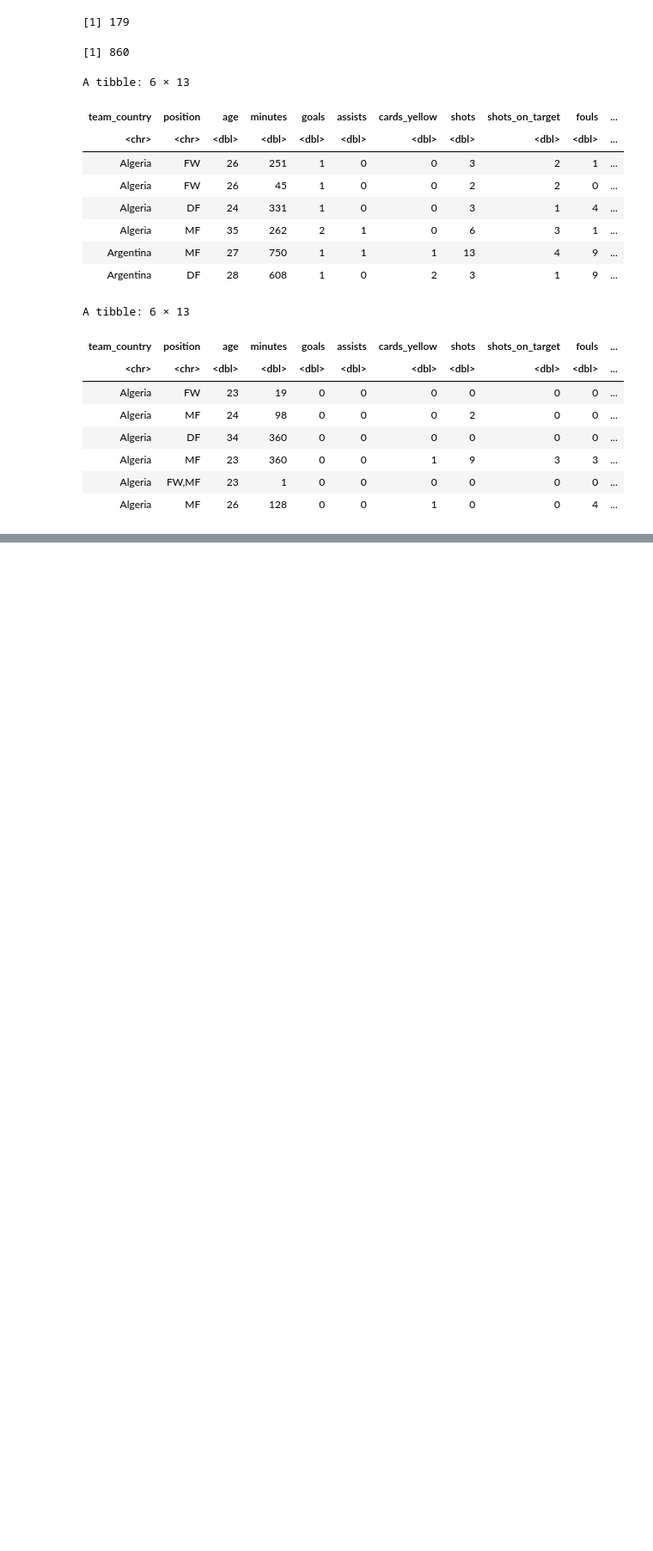
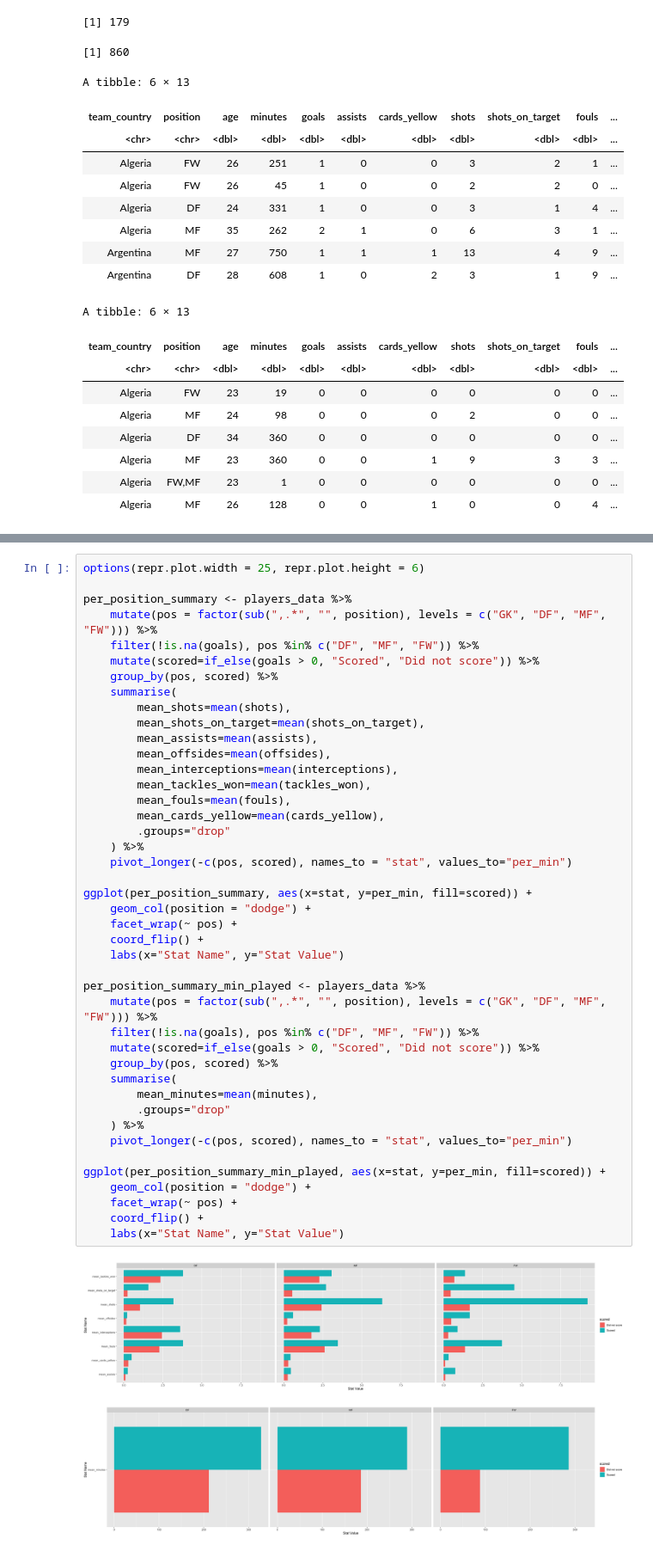
Before and after one commit to romansinkus/stat-301-project, a Jupyter notebook: roman/eda.ipynb, the cells around one changed output, grey strips where cells are left out. Shown at 86% size. Cells and saved outputs as stored; diff of their text form; blank space fills up the shorter version.

```diff
--- a/roman/eda.ipynb
+++ b/roman/eda.ipynb
@@ -305,0 +344,46 @@ A tibble: 2 × 10
+# %%
+options(repr.plot.width = 25, repr.plot.height = 6)
+
+per_position_summary <- players_data %>%
+    mutate(pos = factor(sub(",.*", "", position), levels = c("GK", "DF", "MF", "FW"))) %>%
+    filter(!is.na(goals), pos %in% c("DF", "MF", "FW")) %>%
+    mutate(scored=if_else(goals > 0, "Scored", "Did not score")) %>%
+    group_by(pos, scored) %>%
+    summarise(
+        mean_shots=mean(shots),
+        mean_shots_on_target=mean(shots_on_target),
+        mean_assists=mean(assists),
+        mean_offsides=mean(offsides),
+        mean_interceptions=mean(interceptions),
+        mean_tackles_won=mean(tackles_won),
+        mean_fouls=mean(fouls),
+        mean_cards_yellow=mean(cards_yellow),
+        .groups="drop"
+    ) %>%
+    pivot_longer(-c(pos, scored), names_to = "stat", values_to="per_min")
+
+ggplot(per_position_summary, aes(x=stat, y=per_min, fill=scored)) +
+    geom_col(position = "dodge") +
+    facet_wrap(~ pos) +
+    coord_flip() +
+    labs(x="Stat Name", y="Stat Value")
+
+per_position_summary_min_played <- players_data %>%
+    mutate(pos = factor(sub(",.*", "", position), levels = c("GK", "DF", "MF", "FW"))) %>%
+    filter(!is.na(goals), pos %in% c("DF", "MF", "FW")) %>%
+    mutate(scored=if_else(goals > 0, "Scored", "Did not score")) %>%
+    group_by(pos, scored) %>%
+    summarise(
+        mean_minutes=mean(minutes),
+        .groups="drop"
+    ) %>%
+    pivot_longer(-c(pos, scored), names_to = "stat", values_to="per_min")
+
+ggplot(per_position_summary_min_played, aes(x=stat, y=per_min, fill=scored)) +
+    geom_col(position = "dodge") +
+    facet_wrap(~ pos) +
+    coord_flip() +
+    labs(x="Stat Name", y="Stat Value")
+# %% [output]
+[figure, added]
+[figure, added]
```
Also changed, not shown: parts of 6 cells of this notebook, 2 other files.
